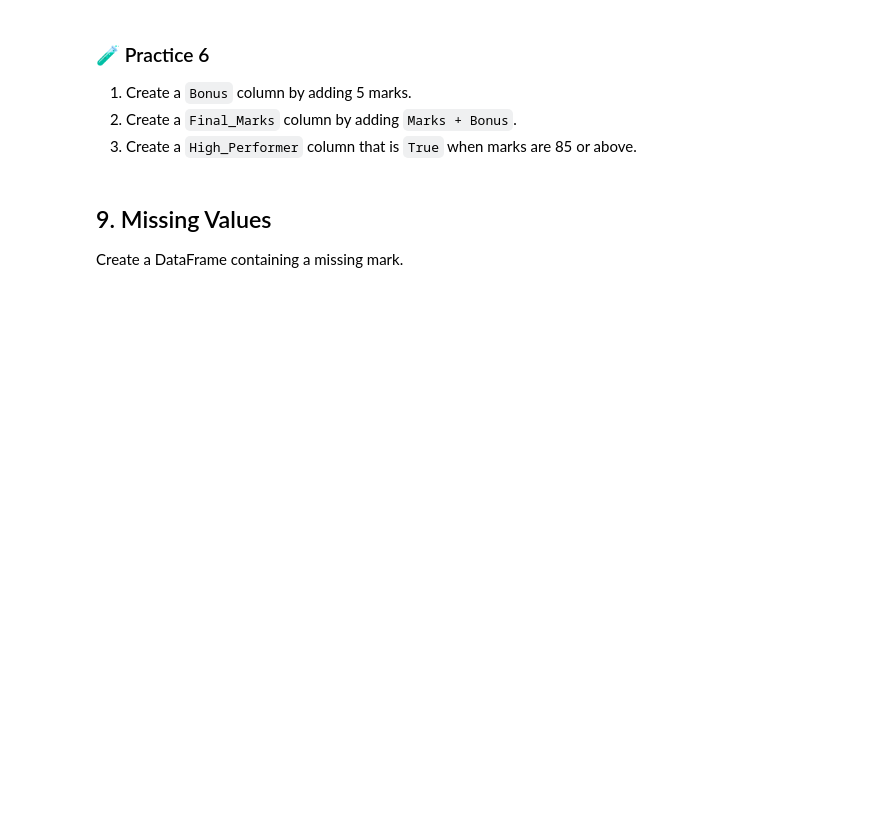
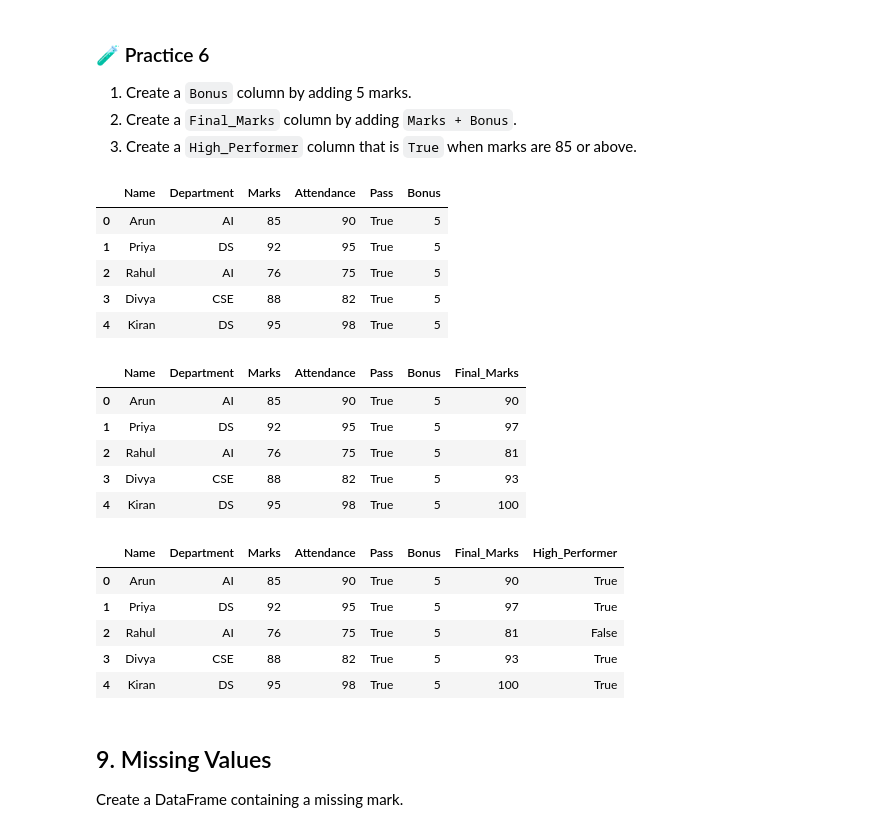
Before and after one commit to Gokul99400/Machine-learning-, a Jupyter notebook: Pandas_Code_Lab.ipynb, the cells around one changed output. Cells and saved outputs as stored; diff of their text form; code cells hidden in the pictures; blank space fills up the shorter version.

```diff
--- a/Pandas_Code_Lab.ipynb
+++ b/Pandas_Code_Lab.ipynb
@@ -256,3 +323,35 @@ df
+# %%
+# Practice 6
+# 1. Create a Bonus column by adding 5 marks.
+df["Bonus"] = 5
+display(df)
+
+# 2. Create a Final_Marks column by adding Marks + Bonus.
+df["Final_Marks"] = df["Marks"] + df["Bonus"]
+display(df)
+
+# 3. Create a High_Performer column that is True when marks are 85 or above.
+df["High_Performer"] = df["Marks"] >= 85
+display(df)
+# %% [output]
+|  | Name | Department | Marks | Attendance | Pass | Bonus |
+| 0 | Arun | AI | 85 | 90 | True | 5 |
+| 1 | Priya | DS | 92 | 95 | True | 5 |
+| 2 | Rahul | AI | 76 | 75 | True | 5 |
+| 3 | Divya | CSE | 88 | 82 | True | 5 |
+| 4 | Kiran | DS | 95 | 98 | True | 5 |
+|  | Name | Department | Marks | Attendance | Pass | Bonus | Final_Marks |
+| 0 | Arun | AI | 85 | 90 | True | 5 | 90 |
+| 1 | Priya | DS | 92 | 95 | True | 5 | 97 |
+| 2 | Rahul | AI | 76 | 75 | True | 5 | 81 |
+| 3 | Divya | CSE | 88 | 82 | True | 5 | 93 |
+| 4 | Kiran | DS | 95 | 98 | True | 5 | 100 |
+|  | Name | Department | Marks | Attendance | Pass | Bonus | Final_Marks | High_Performer |
+| 0 | Arun | AI | 85 | 90 | True | 5 | 90 | True |
+| 1 | Priya | DS | 92 | 95 | True | 5 | 97 | True |
+| 2 | Rahul | AI | 76 | 75 | True | 5 | 81 | False |
+| 3 | Divya | CSE | 88 | 82 | True | 5 | 93 | True |
+| 4 | Kiran | DS | 95 | 98 | True | 5 | 100 | True |
 # %% [markdown]
 ## 9. Missing Values
 
```
Also changed, not shown: parts of 17 cells of this notebook.
